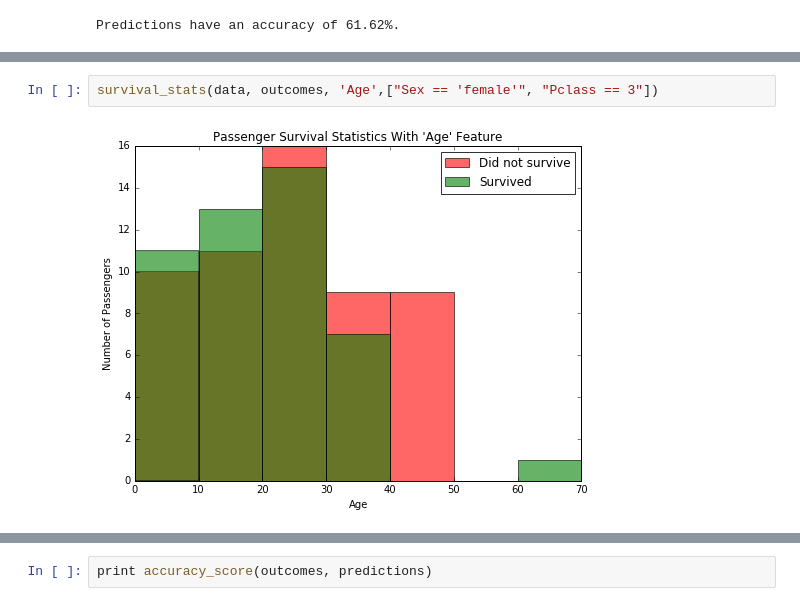
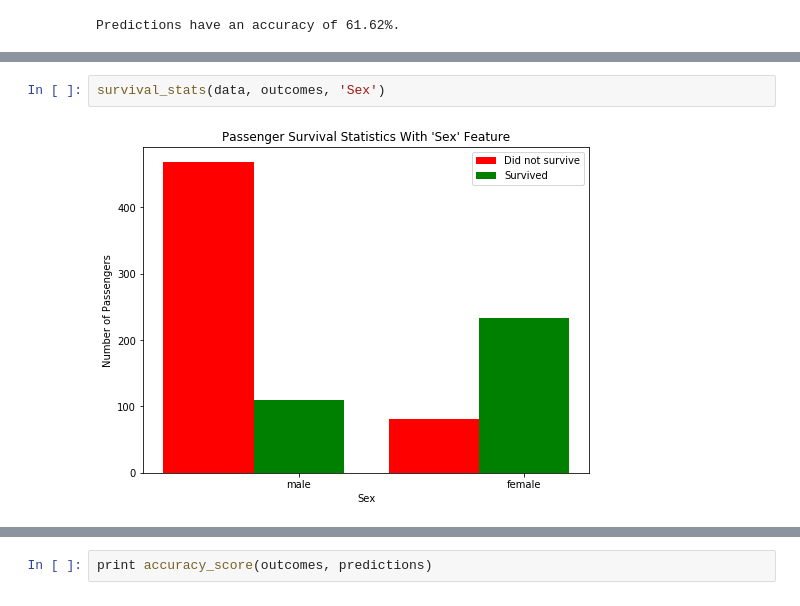
Before and after one commit to xqliu/machine-learning, a Jupyter notebook: P0 Titanic Survival Exploration/titanic_survival_exploration/Titanic_Survival_Exploration.ipynb, the cells around one changed output, grey strips where cells are left out. Drawn from its saved outputs; the diff is of its cells as text.

```diff
--- a/P0 Titanic Survival Exploration/titanic_survival_exploration/Titanic_Survival_Exploration.ipynb
+++ b/P0 Titanic Survival Exploration/titanic_survival_exploration/Titanic_Survival_Exploration.ipynb
@@ -131,4 +144,4 @@ Run the code cell below to plot the survival outcomes of passengers based on the
 # %%
-survival_stats(data, outcomes, 'Age',["Sex == 'female'", "Pclass == 3"])
+survival_stats(data, outcomes, 'Sex')
 # %% [output]
-[figure, old version]
+[figure, new version]
```
Also changed, not shown: parts of 54 cells of this notebook, 5 other files.
